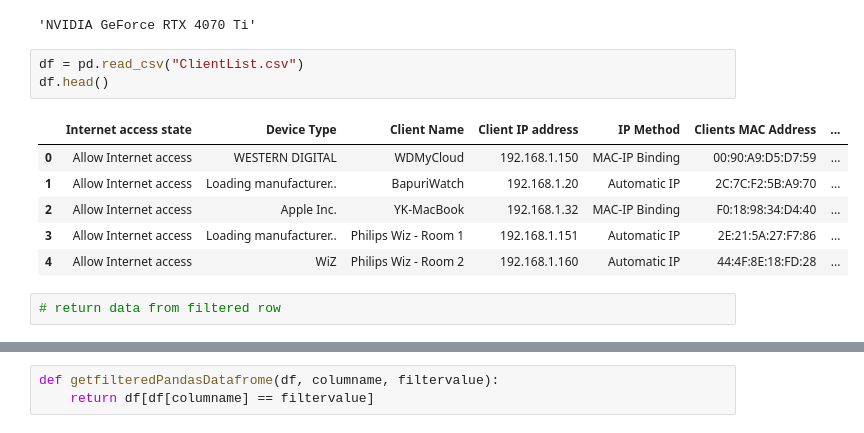
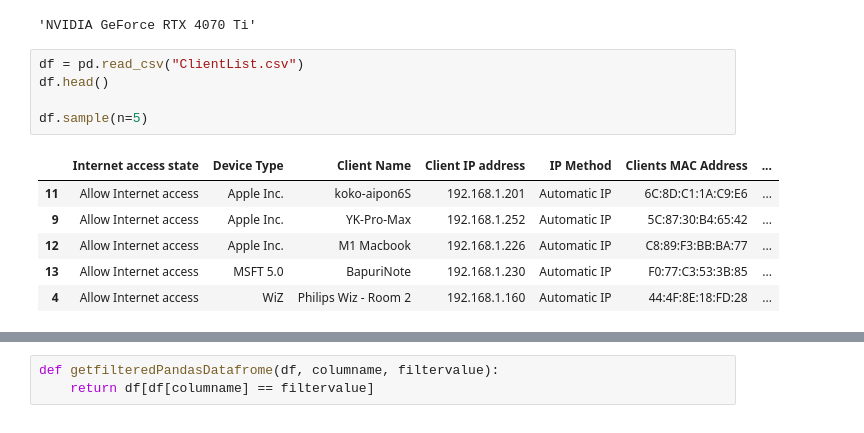
Before and after one commit to ykoon-git/nlp, a Jupyter notebook: test.ipynb, the cells around one changed output, grey strips where cells are left out. Drawn from its saved outputs; the diff is of its cells as text.

```diff
--- a/test.ipynb
+++ b/test.ipynb
@@ -15,12 +15,12 @@ torch.cuda.get_device_name(0)
 # %%
 df = pd.read_csv("ClientList.csv")
 df.head()
+
+df.sample(n=5)
 # %% [output]
 |  | Internet access state | Device Type | Client Name | Client IP address | IP Method | Clients MAC Address | ... |
-| 0 | Allow Internet access | WESTERN DIGITAL | WDMyCloud | 192.168.1.150 | MAC-IP Binding | 00:90:A9:D5:D7:59 | ... |
-| 1 | Allow Internet access | Loading manufacturer.. | BapuriWatch | 192.168.1.20 | Automatic IP | 2C:7C:F2:5B:A9:70 | ... |
-| 2 | Allow Internet access | Apple Inc. | YK-MacBook | 192.168.1.32 | MAC-IP Binding | F0:18:98:34:D4:40 | ... |
-| 3 | Allow Internet access | Loading manufacturer.. | Philips Wiz - Room 1 | 192.168.1.151 | Automatic IP | 2E:21:5A:27:F7:86 | ... |
+| 11 | Allow Internet access | Apple Inc. | koko-aipon6S | 192.168.1.201 | Automatic IP | 6C:8D:C1:1A:C9:E6 | ... |
+| 9 | Allow Internet access | Apple Inc. | YK-Pro-Max | 192.168.1.252 | Automatic IP | 5C:87:30:B4:65:42 | ... |
+| 12 | Allow Internet access | Apple Inc. | M1 Macbook | 192.168.1.226 | Automatic IP | C8:89:F3:BB:BA:77 | ... |
+| 13 | Allow Internet access | MSFT 5.0 | BapuriNote | 192.168.1.230 | Automatic IP | F0:77:C3:53:3B:85 | ... |
 | 4 | Allow Internet access | WiZ | Philips Wiz - Room 2 | 192.168.1.160 | Automatic IP | 44:4F:8E:18:FD:28 | ... |
-# %%
-# return data from filtered row
```
Also changed, not shown: parts of 6 cells of this notebook, 1 other file.
